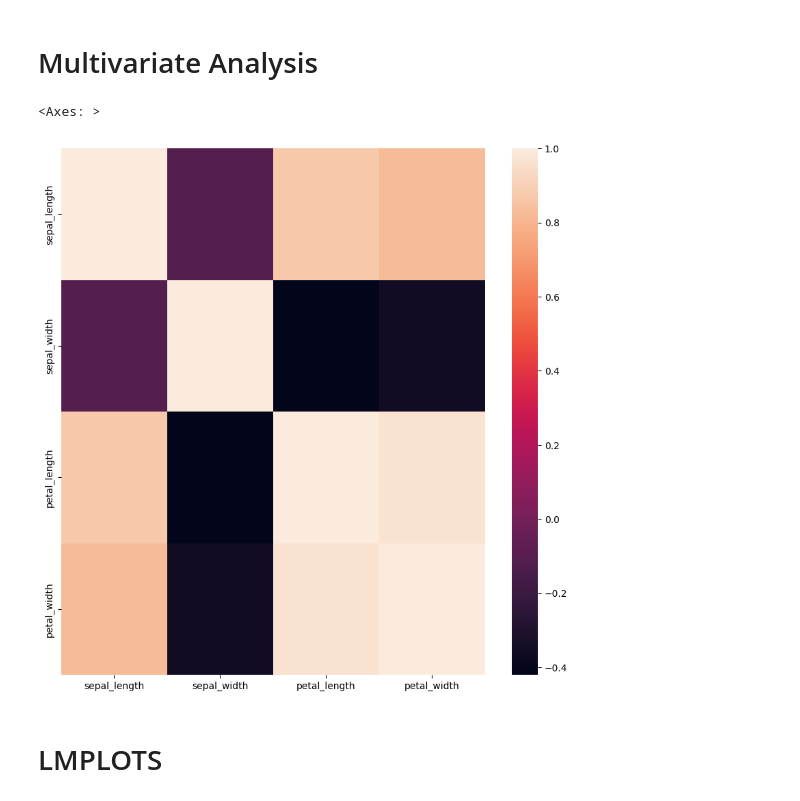
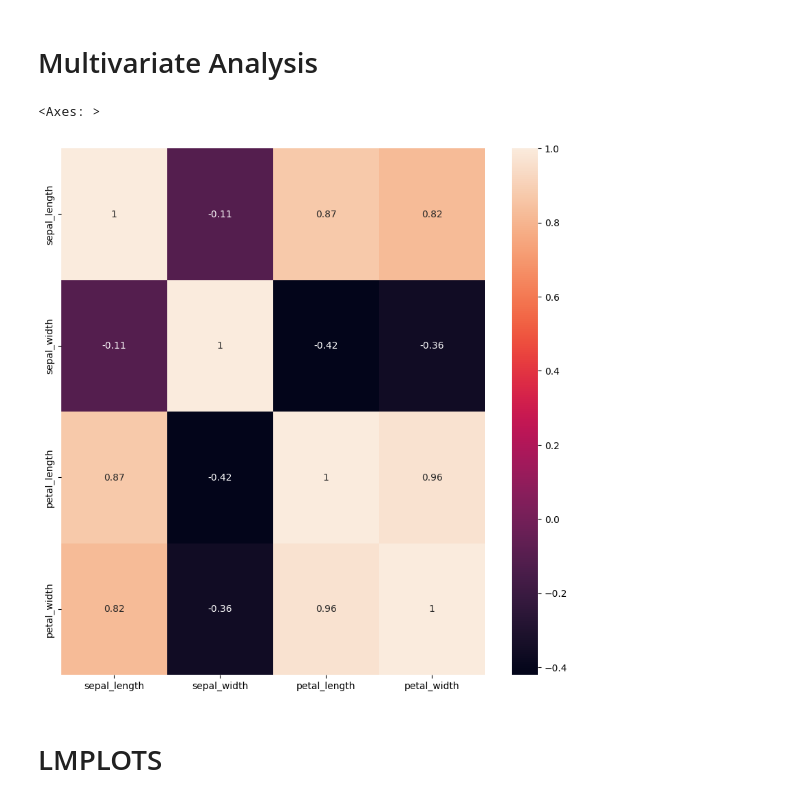
Before and after one commit to sayaanfrah/codfileInternship, a Jupyter notebook: iris_solution.ipynb, the cells around one changed output. Saved outputs shown, nothing was run; the diff lists cells and outputs as text; code cells hidden in the pictures.

```diff
--- a/iris_solution.ipynb
+++ b/iris_solution.ipynb
@@ -193,10 +193,10 @@ sns.violinplot(x='species',y='petal_length',data=df)
 dfc=df.corr()
 # %%
 plt.figure(figsize=(10,10))
-sns.heatmap(dfc)
+sns.heatmap(dfc,annot=True)
 # %% [output]
 <Axes: >
-[figure, old version]
+[figure, new version]
 # %% [markdown]
 # LMPLOTS
 # %%
```
Also changed, not shown: parts of 22 cells of this notebook, 1 other file.
